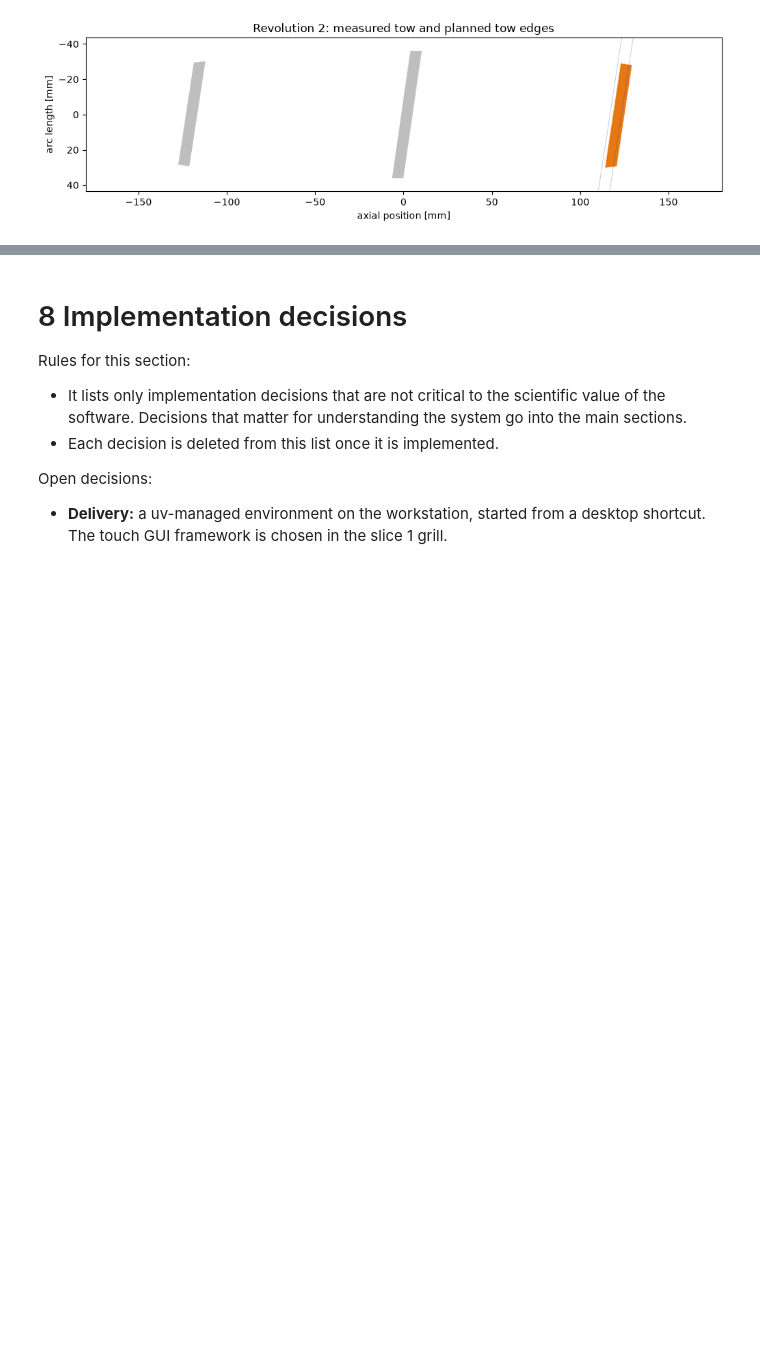
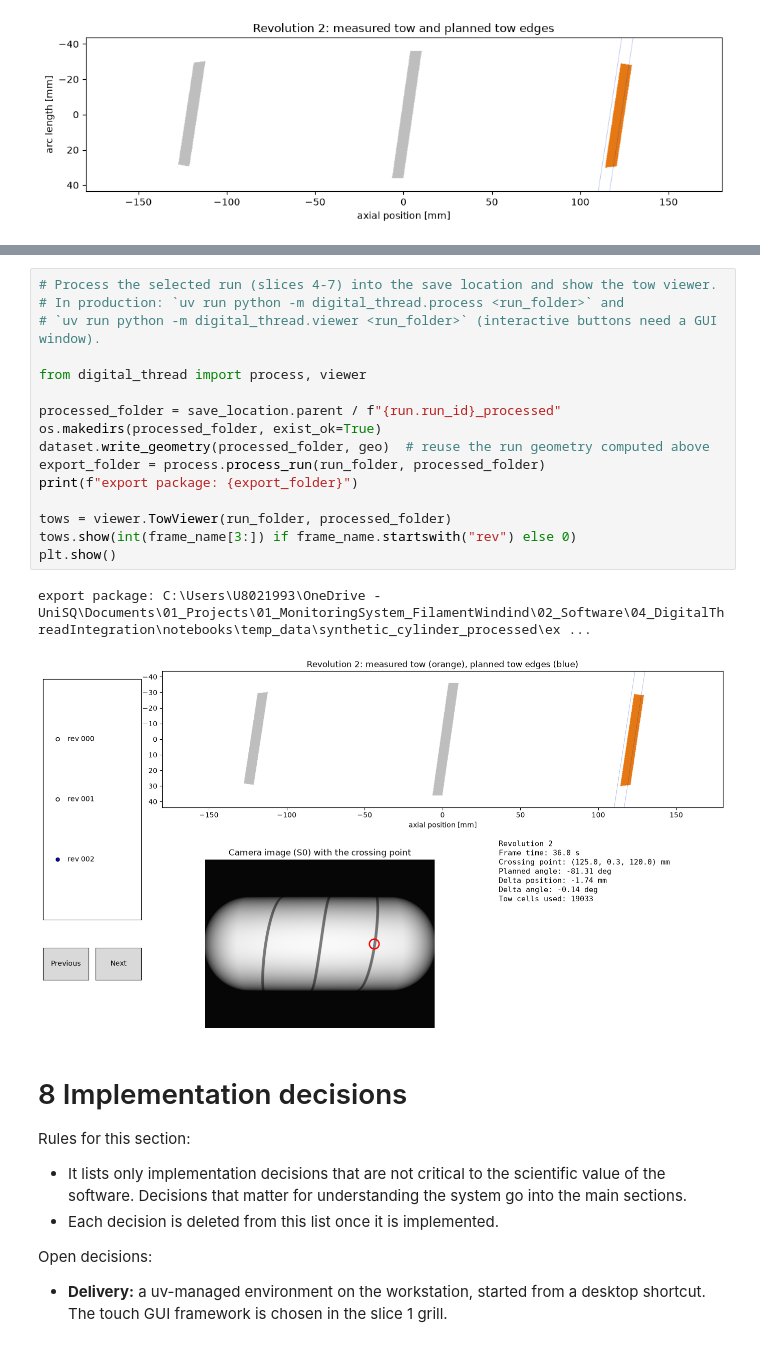
Before and after one commit to chrismimra/filamentwinding_digitalthread, a Jupyter notebook: notebooks/01_DigitalThreadNotebook.ipynb, the cells around one changed output, grey strips where cells are left out. Cells and saved outputs as stored; diff of their text form; blank space fills up the shorter version.

```diff
--- a/notebooks/01_DigitalThreadNotebook.ipynb
+++ b/notebooks/01_DigitalThreadNotebook.ipynb
@@ -882,3 +944,22 @@ The data is exported to the needs of the digital thread. The first version write
+# %%
+# Process the selected run (slices 4-7) into the save location and show the tow viewer.
+# In production: `uv run python -m digital_thread.process <run_folder>` and
+# `uv run python -m digital_thread.viewer <run_folder>` (interactive buttons need a GUI window).
+
+from digital_thread import process, viewer
+
+processed_folder = save_location.parent / f"{run.run_id}_processed"
+os.makedirs(processed_folder, exist_ok=True)
+dataset.write_geometry(processed_folder, geo)  # reuse the run geometry computed above
+export_folder = process.process_run(run_folder, processed_folder)
+print(f"export package: {export_folder}")
+
+tows = viewer.TowViewer(run_folder, processed_folder)
+tows.show(int(frame_name[3:]) if frame_name.startswith("rev") else 0)
+plt.show()
+# %% [output]
+export package: C:\Users\U8021993\OneDrive - UniSQ\Documents\01_Projects\01_MonitoringSystem_FilamentWindind\02_Software\04_DigitalThreadIntegration\notebooks\temp_data\synthetic_cylinder_processed\ex ...
+[figure, added]
 # %% [markdown]
 # 8 Implementation decisions
 
```
Also changed, not shown: parts of 5 cells of this notebook, 7 other files.
